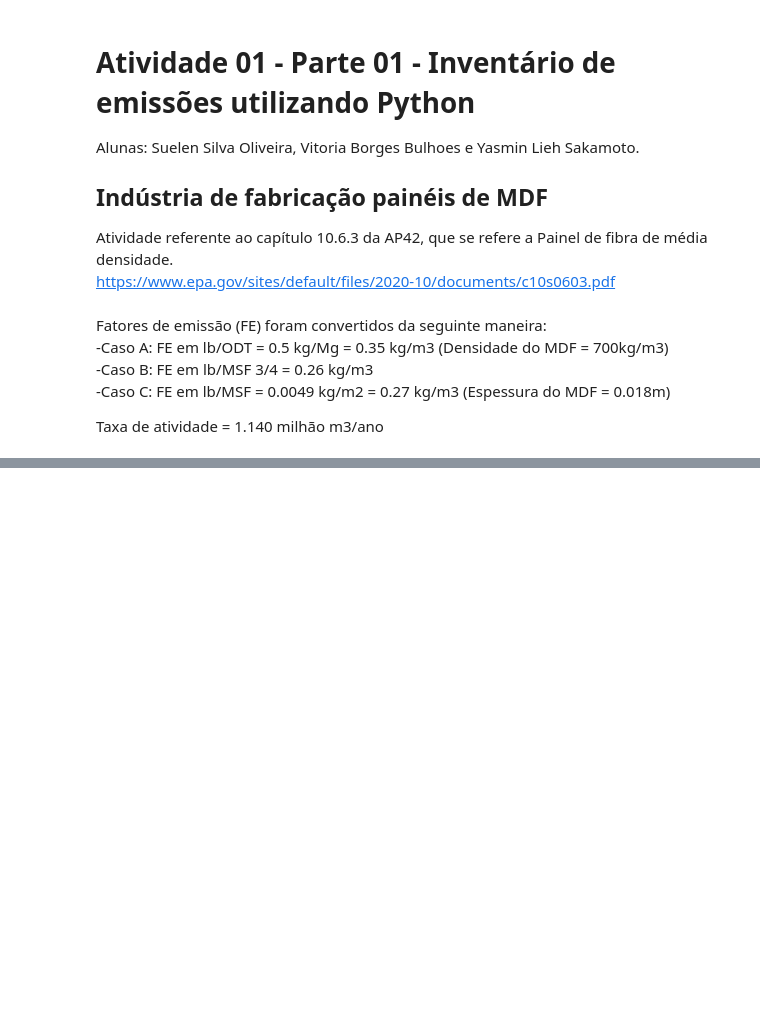
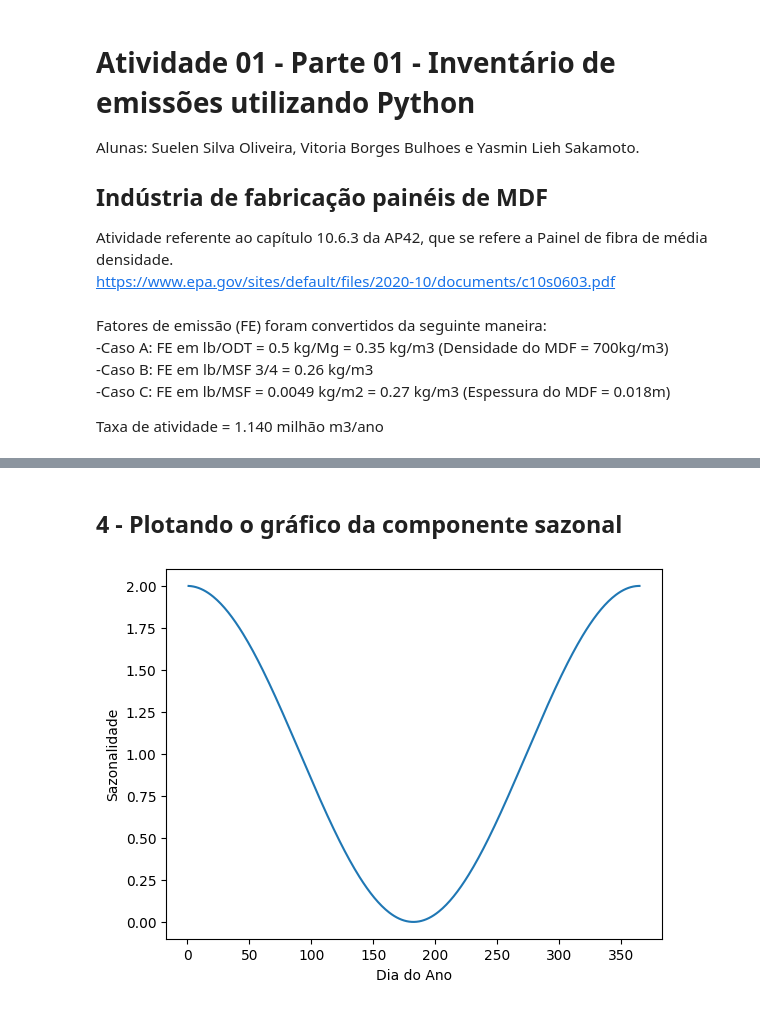
Before and after one commit to Suelensilva22/ENS5173_202401, a Jupyter notebook: Atividade01_01.ipynb, the cells around one changed output, grey strips where cells are left out. Drawn from its saved outputs; the diff is of its cells as text; code cells hidden in the pictures; blank space fills up the shorter version.

```diff
--- a/Atividade01_01.ipynb
+++ b/Atividade01_01.ipynb
@@ -225,0 +105,25 @@ plt.plot(df['Mes'], df['aleatorioSazonal'])
+# %%
+import numpy as np
+def variabilidade(ta):
+    datas = pd.date_range(start='2023-01-01', end='2023-12-31', freq='H') # intervalo de datas
+    df = pd.DataFrame({'Data': datas}) # DataFrame com as datas
+    df['Mes'] = df['Data'].dt.month # nova coluna com os meses no DataFrame
+    df['Dia do Ano'] = df['Data'].dt.dayofyear # nova coluna com os dias no DataFrame
+
+    sazonalidade = np.cos((2*np.pi)*df['Dia do Ano']/365)+1 # funcao que modela a sazonalidade
+    df['Sazonalidade'] = sazonalidade # variabilidade da TA entre os dias (componente sazonal)
+
+    # variabilidade da TA entre os dias (componente aleatoria), metodo de Monte-Carlo:
+    # obs: 1ano = 365 dias
+    atvMax = ta/365
+    atvMin = 1500
+    n = df.shape[0] # Extraindo o número de linhas/número de datas
+    atv = (atvMax - atvMin) * np.random.rand(n) + atvMin
+
+    df['Atividade'] = atv
+    df['AtividadeSazonal'] = df['Atividade'] * df['Sazonalidade'] # Valores aleatórios com sazonalidade
+
+    return df
+
+dados = variabilidade(ta) # chamando a funcao
+dados
@@ -225,0 +144,23 @@ plt.plot(df['Mes'], df['aleatorioSazonal'])
+# %% [markdown]
+## 4 - Plotando o gráfico da componente sazonal
+# %%
+def variabilidade(ta):
+    datas = pd.date_range(start='2023-01-01', end='2023-12-31', freq='H') # intervalo de datas
+    df = pd.DataFrame({'Data': datas}) # DataFrame com as datas
+    df['Mes'] = df['Data'].dt.month # nova coluna com os meses no DataFrame
+    df['Dia do Ano'] = df['Data'].dt.dayofyear # nova coluna com os dias no DataFrame
+
+    sazonalidade = np.cos((2*np.pi)*df['Dia do Ano']/365)+1 # funcao que modela a sazonalidade
+    df['sazonalidade'] = sazonalidade # variabilidade da TA entre os dias (componente sazonal)
+
+    plt.plot(df['Dia do Ano'], sazonalidade)
+    plt.xlabel('Dia do Ano')
+    plt.ylabel('Sazonalidade')
+    plt.show()
+    df.to_csv(r"C:\Users\vinicius\Documents\ENS5173_202401\tabelas\FE\ativ.csv")
+
+    return df
+
+dados = variabilidade(ta) # chamando a funcao
+# %% [output]
+[figure, added]
```
Also changed, not shown: parts of 19 cells of this notebook.
